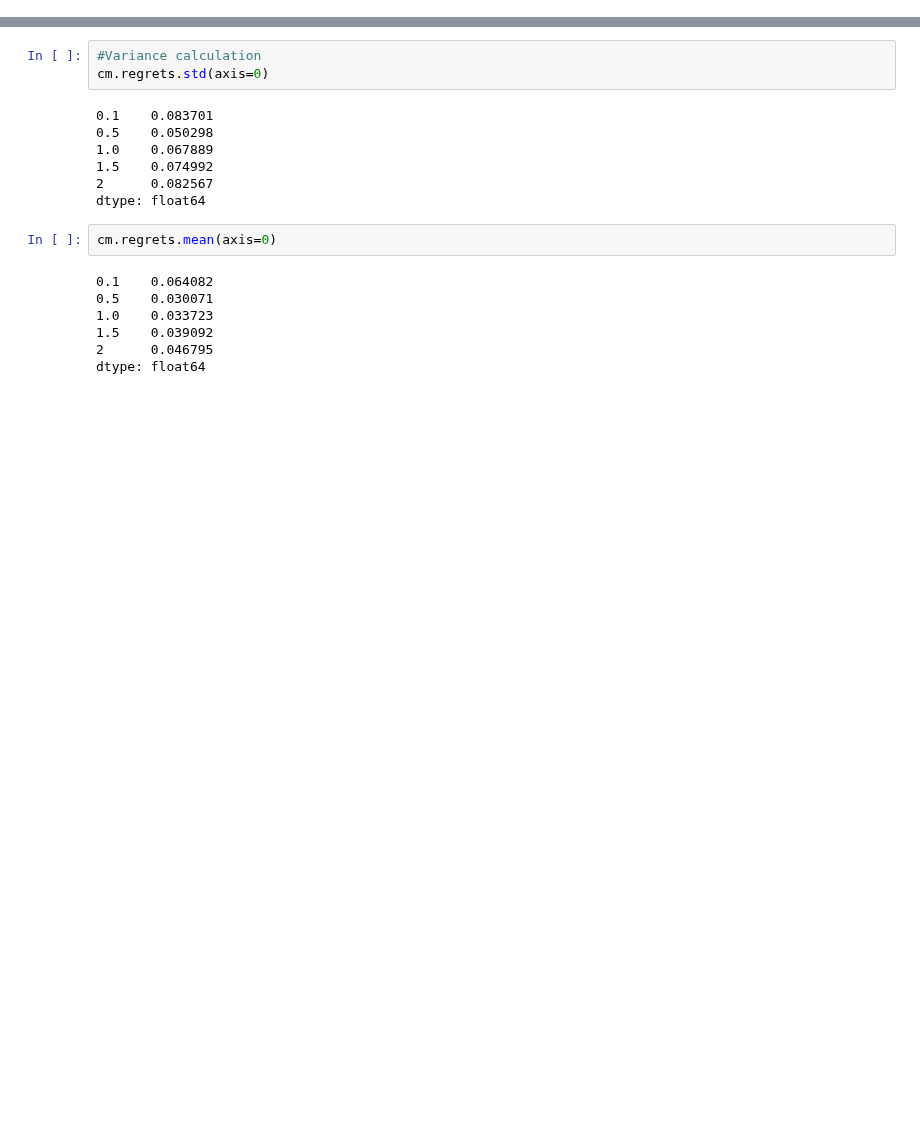
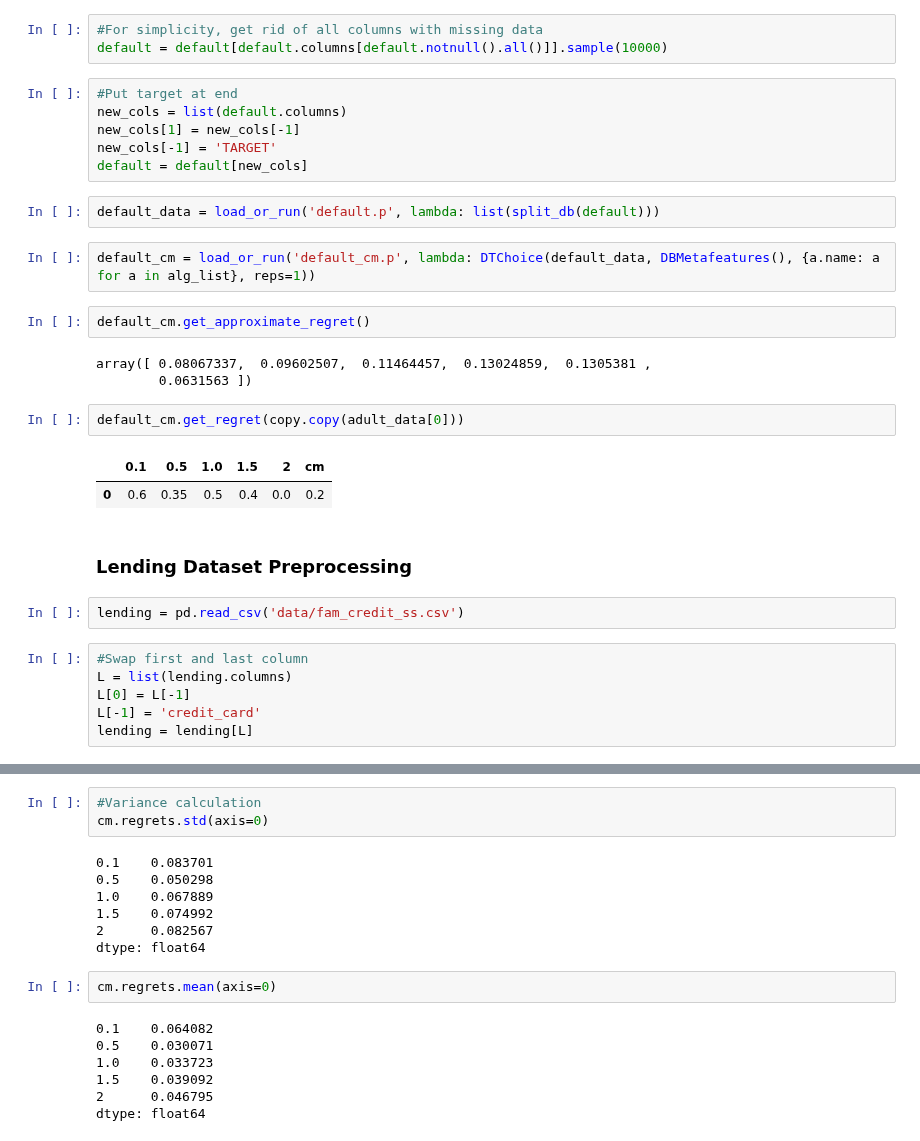
Before and after one commit to jimola/S18_Research, a Jupyter notebook: Python/LogRegChoice.ipynb, the cells around one changed output, grey strips where cells are left out. Drawn from its saved outputs; the diff is of its cells as text; blank space fills up the shorter version.

```diff
--- a/Python/LogRegChoice.ipynb
+++ b/Python/LogRegChoice.ipynb
@@ -147,0 +227,33 @@ array([ 0.06842452,  0.03234736,  0.03272958,  0.03609987,  0.04541315,
+# %%
+#For simplicity, get rid of all columns with missing data
+default = default[default.columns[default.notnull().all()]].sample(10000)
+# %%
+#Put target at end
+new_cols = list(default.columns)
+new_cols[1] = new_cols[-1]
+new_cols[-1] = 'TARGET'
+default = default[new_cols]
+# %%
+default_data = load_or_run('default.p', lambda: list(split_db(default)))
+# %%
+default_cm = load_or_run('default_cm.p', lambda: DTChoice(default_data, DBMetafeatures(), {a.name: a for a in alg_list}, reps=1))
+# %%
+default_cm.get_approximate_regret()
+# %% [output]
+array([ 0.08067337,  0.09602507,  0.11464457,  0.13024859,  0.1305381 ,
+        0.0631563 ])
+# %%
+default_cm.get_regret(copy.copy(adult_data[0]))
+# %% [output]
+|  | 0.1 | 0.5 | 1.0 | 1.5 | 2 | cm |
+| 0 | 0.6 | 0.35 | 0.5 | 0.4 | 0.0 | 0.2 |
+# %% [markdown]
+### Lending Dataset Preprocessing
+# %%
+lending = pd.read_csv('data/fam_credit_ss.csv')
+# %%
+#Swap first and last column
+L = list(lending.columns)
+L[0] = L[-1]
+L[-1] = 'credit_card'
+lending = lending[L]
```
Also changed, not shown: parts of 47 cells of this notebook, 3 other files.
